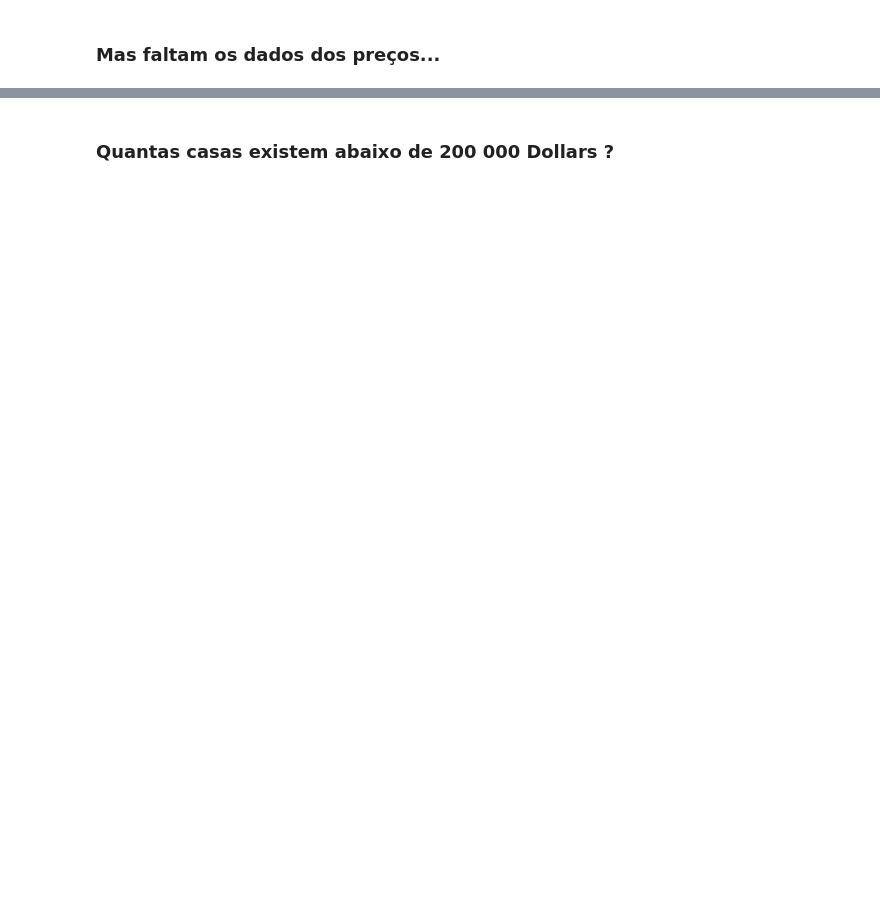
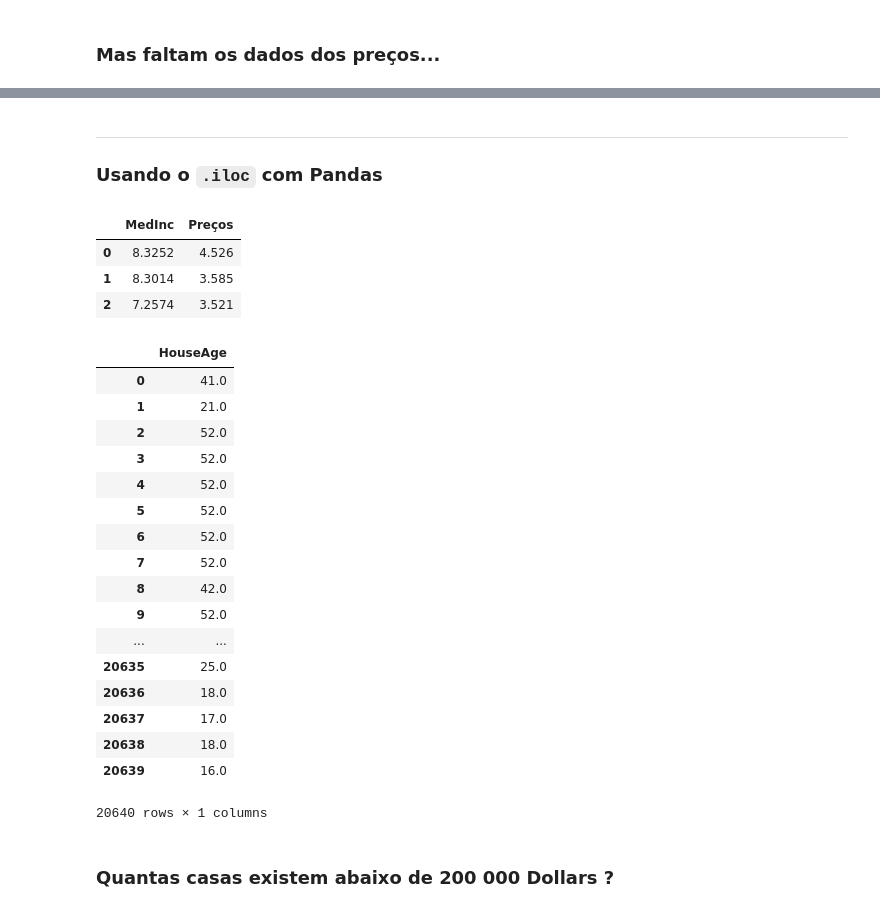
Before and after one commit to nunobbras/SAD, a Jupyter notebook: Aula_4-parte2.ipynb, the cells around one changed output, grey strips where cells are left out. Saved outputs shown, nothing was run; the diff lists cells and outputs as text; code cells hidden in the pictures; blank space fills up the shorter version.

```diff
--- a/Aula_4-parte2.ipynb
+++ b/Aula_4-parte2.ipynb
@@ -167,11 +283,42 @@ houses_below[:4]
+# %% [markdown]
+-----
+
+
+### Usando o `.iloc` com Pandas
 # %%
 B = dframe.iloc[:9,[0,-1]]
-B
+B[:3]
+# %% [output]
+|  | MedInc | Preços |
+| 0 | 8.3252 | 4.526 |
+| 1 | 8.3014 | 3.585 |
+| 2 | 7.2574 | 3.521 |
 # %%
-# indexes = [i for i,j in enumerate(dframe["preços"]) if j>200000]
+# Outra forma, mais python
 
-# small_price_data = dframe.iloc[indexes, 1::2]
-# small_price_data
+indexes = [i for i,j in enumerate(dframe["Preços"]) if j<20]
+
+small_price_data = dframe.iloc[indexes, 1:2]
+small_price_data
+# %% [output]
+|  | HouseAge |
+| 0 | 41.0 |
+| 1 | 21.0 |
+| 2 | 52.0 |
+| 3 | 52.0 |
+| 4 | 52.0 |
+| 5 | 52.0 |
+| 6 | 52.0 |
+| 7 | 52.0 |
+| 8 | 42.0 |
+| 9 | 52.0 |
+| ... | ... |
+| 20635 | 25.0 |
+| 20636 | 18.0 |
+| 20637 | 17.0 |
+| 20638 | 18.0 |
+| 20639 | 16.0 |
+20640 rows × 1 columns
 # %% [markdown]
 ### Quantas casas existem abaixo de 200 000 Dollars ?
 # %%
```
Also changed, not shown: parts of 34 cells of this notebook, 1 other file.
